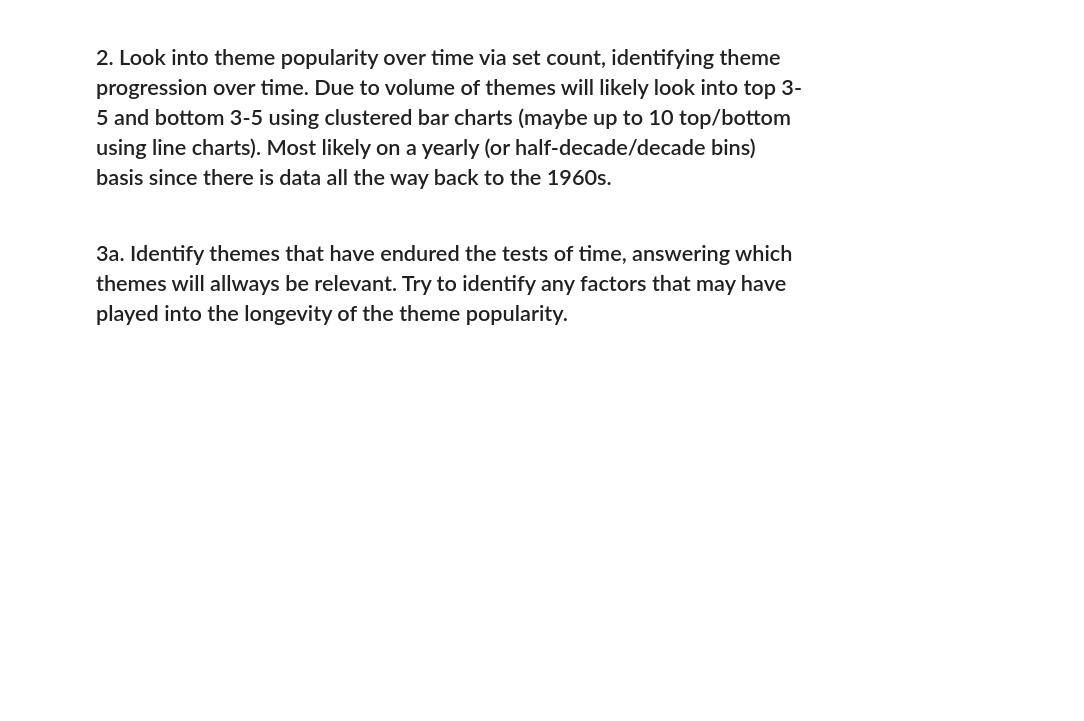
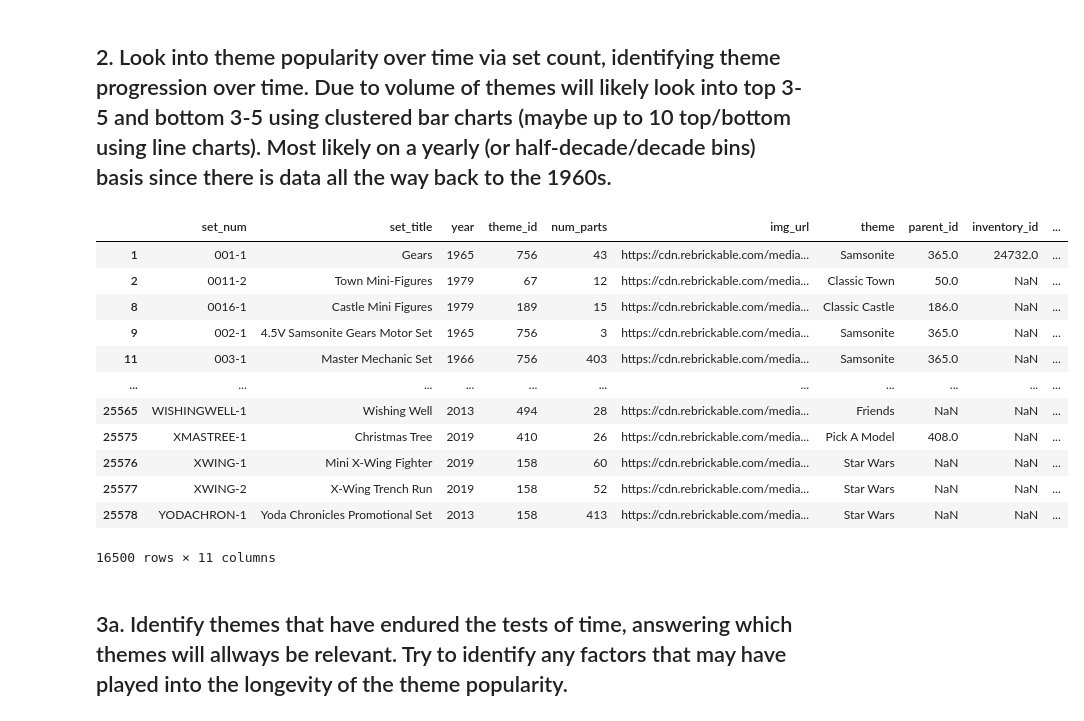
Before and after one commit to david423br/david-ruiz-capstone-ddr14, a Jupyter notebook: notebook/Lego_Capstone.ipynb, the cells around one changed output. Saved outputs shown, nothing was run; the diff lists cells and outputs as text; code cells hidden in the pictures; blank space fills up the shorter version.

```diff
--- a/notebook/Lego_Capstone.ipynb
+++ b/notebook/Lego_Capstone.ipynb
@@ -187,6 +187,22 @@ plt.show()
 [figure]
 # %% [markdown]
 ## 2. Look into theme popularity over time via set count, identifying theme progression over time. Due to volume of themes will likely look into top 3-5 and bottom 3-5 using clustered bar charts (maybe up to 10 top/bottom using line charts). Most likely on a yearly (or half-decade/decade bins) basis since there is data all the way back to the 1960s.
+# %%
+story_1_df
+# %% [output]
+|  | set_num | set_title | year | theme_id | num_parts | img_url | theme | parent_id | inventory_id | ... |
+| 1 | 001-1 | Gears | 1965 | 756 | 43 | https://cdn.rebrickable.com/media... | Samsonite | 365.0 | 24732.0 | ... |
+| 2 | 0011-2 | Town Mini-Figures | 1979 | 67 | 12 | https://cdn.rebrickable.com/media... | Classic Town | 50.0 | NaN | ... |
+| 8 | 0016-1 | Castle Mini Figures | 1979 | 189 | 15 | https://cdn.rebrickable.com/media... | Classic Castle | 186.0 | NaN | ... |
+| 9 | 002-1 | 4.5V Samsonite Gears Motor Set | 1965 | 756 | 3 | https://cdn.rebrickable.com/media... | Samsonite | 365.0 | NaN | ... |
+| 11 | 003-1 | Master Mechanic Set | 1966 | 756 | 403 | https://cdn.rebrickable.com/media... | Samsonite | 365.0 | NaN | ... |
+| ... | ... | ... | ... | ... | ... | ... | ... | ... | ... | ... |
+| 25565 | WISHINGWELL-1 | Wishing Well | 2013 | 494 | 28 | https://cdn.rebrickable.com/media... | Friends | NaN | NaN | ... |
+| 25575 | XMASTREE-1 | Christmas Tree | 2019 | 410 | 26 | https://cdn.rebrickable.com/media... | Pick A Model | 408.0 | NaN | ... |
+| 25576 | XWING-1 | Mini X-Wing Fighter | 2019 | 158 | 60 | https://cdn.rebrickable.com/media... | Star Wars | NaN | NaN | ... |
+| 25577 | XWING-2 | X-Wing Trench Run | 2019 | 158 | 52 | https://cdn.rebrickable.com/media... | Star Wars | NaN | NaN | ... |
+| 25578 | YODACHRON-1 | Yoda Chronicles Promotional Set | 2013 | 158 | 413 | https://cdn.rebrickable.com/media... | Star Wars | NaN | NaN | ... |
+16500 rows × 11 columns
 # %% [markdown]
 ## 3a. Identify themes that have endured the tests of time, answering which themes will allways be relevant. Try to identify any factors that may have played into the longevity of the theme popularity.
 # %% [markdown]
```
Also changed, not shown: 1 other file.
